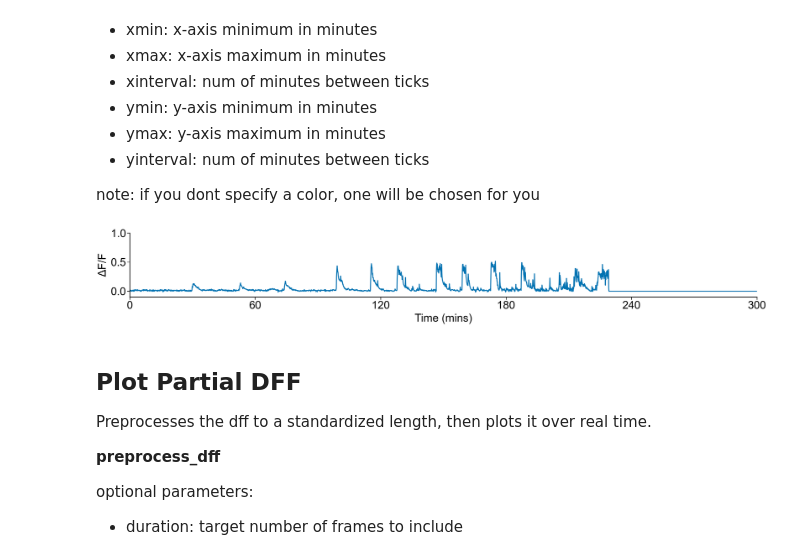
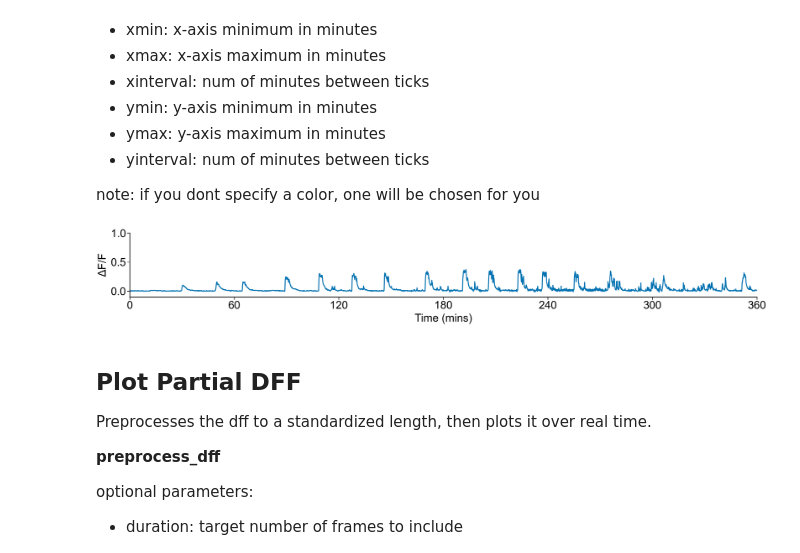
Before and after one commit to ACRLab/snazzy, a Jupyter notebook: snazzy_analysis/notebooks/plot_individual_traces.ipynb, the cells around one changed output. Cells and saved outputs as stored; diff of their text form; code cells hidden in the pictures.

```diff
--- a/snazzy_analysis/notebooks/plot_individual_traces.ipynb
+++ b/snazzy_analysis/notebooks/plot_individual_traces.ipynb
@@ -25,7 +25,7 @@ The autoreload extension is already loaded. To reload it, use:
 
 Specify the location of the data by editing `dataset_name`. Then specify the embryo, by picking an `emb_idx`.
 # %%
-dataset_name = "20240611"  # HERE
+dataset_name = "20251114_mhc[1]"  # HERE
 emb_idx = 0  # HERE
 
 dataset_path = Path.cwd().parent.joinpath("data", dataset_name)
@@ -124,10 +126,10 @@ note: if you dont specify a color, one will be chosen for you
 # %%
 time, dff = trace.preprocess_dff()
 myplots.plot_trace(
-    time, dff, trace_rc, color="#0273b2ff", xmax=300, ymax=1, yinterval=0.5
+    time, dff, trace_rc, color="#0273b2ff", xmax=360, ymax=1, yinterval=0.5
 )
 # %% [output]
-[figure, old version]
+[figure, new version]
 # %% [markdown]
 ## Plot Partial DFF
 
```
Also changed, not shown: parts of 6 cells of this notebook.
